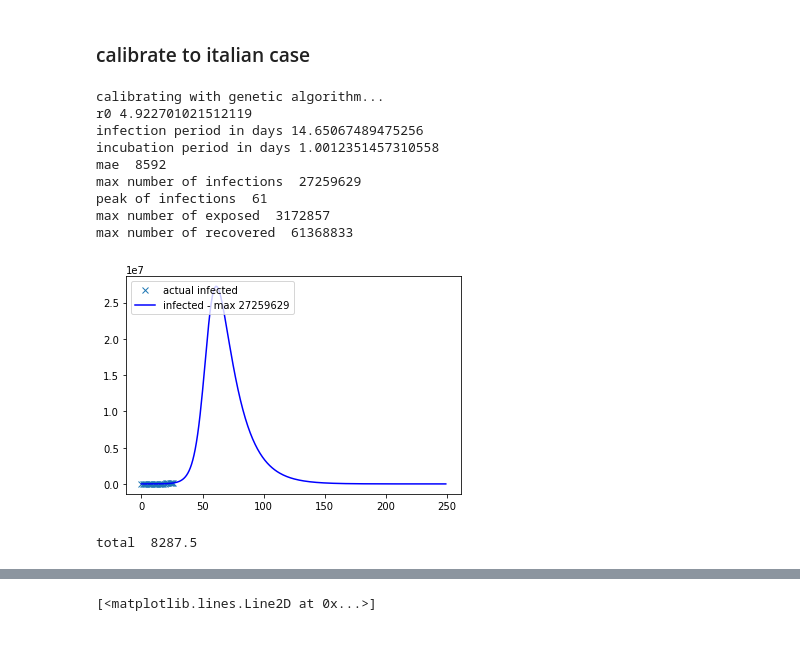
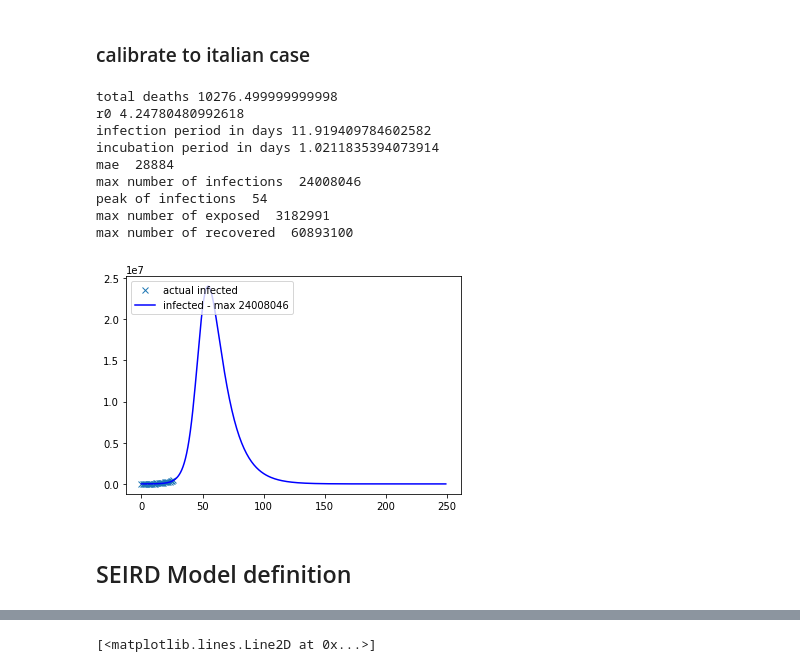
Before and after one commit to mspadaccino/COVID-19, a Jupyter notebook: notebooks/SIRD model.ipynb, the cells around one changed output, grey strips where cells are left out. Saved outputs shown, nothing was run; the diff lists cells and outputs as text; code cells hidden in the pictures; blank space fills up the shorter version.

Commit message:
added first prototype of SEIRD model (not working)

```diff
--- a/notebooks/SIRD model.ipynb
+++ b/notebooks/SIRD model.ipynb
@@ -186,6 +183,7 @@ def calibrate_SEIR(y_fit,
                    I0,
                    R0 = 0,
                    E0 = 0,
+                   CFR = 0.02,
                    time_horizon = 365,
                    bounds= [(0,5), (1, 30), (1, 30)],
                    use_differential_evolution = True):
@@ -221,9 +219,18 @@ def calibrate_SEIR(y_fit,
         optimization = differential_evolution(diff_ev_solver, bounds, popsize=150, maxiter=10000)
         params = optimization.x
     else:
+        lo_bound = []
+        up_bound = []
+        for bound in bounds:
+            lo_bound.append(bound[0])
+            up_bound.append(bound[1])
         params, _ = curve_fit(f=SEIRModel_solver, xdata=x_fit, ydata=y_fit,
-                                method='trf', bounds=bounds[0])
+                                method='trf', bounds=(lo_bound, up_bound))
     r0, dur_inf, dur_inc = params
+
+    total_deaths = integrate.quad(lambda x: CFR*SEIRModel((x,), S0, E0, I0, R0, r0, dur_inf, dur_inc)[2], 0, time_horizon)[0]
+
+    print('total deaths', total_deaths)
     print('r0', params[0])
     print('infection period in days', params[1])
     print('incubation period in days', params[2])
@@ -267,39 +274,34 @@ max number of recovered  47437516
 # %% [markdown]
 ### calibrate to italian case
 # %%
-cases_multiplier = 3
+cases_multiplier = 10
 df = pd.read_csv('../data/dpc-covid19-ita-andamento-nazionale.csv').drop('stato',1)
 N = 61836230# 60431283
 I0 = cases_multiplier*df['totale_attualmente_positivi'].iloc[0]
 y_fit = cases_multiplier * df['totale_attualmente_positivi'].values
 R0 = 0
 E0 = 0
 time_range = range(250)
 r0, dur_inf, dur_inc = calibrate_SEIR(y_fit = y_fit,
                                       N = N,
                                       I0 = I0,
                                       R0 = R0,
                                       E0 = E0,
+                                      CFR = 0.0186,
                                       time_horizon = 365,
                                       bounds= [(0,5), (1, 30), (1, 30)],
-                                      use_differential_evolution = True)
+                                      use_differential_evolution = False)
 plot_SEIR(time_range, E0, I0, R0, r0, dur_inf, dur_inc, y_fit)
 # %% [output]
-calibrating with genetic algorithm...
-r0 4.922701021512119
-infection period in days 14.65067489475256
-incubation period in days 1.0012351457310558
-mae  8592
-max number of infections  27259629
-peak of infections  61
-max number of exposed  3172857
-max number of recovered  61368833
+total deaths 10276.499999999998
+r0 4.24780480992618
+infection period in days 11.919409784602582
+incubation period in days 1.0211835394073914
+mae  28884
+max number of infections  24008046
+peak of infections  54
+max number of exposed  3182991
+max number of recovered  60893100
-[figure, old version]
+[figure, new version]
-# %%
-S0 = N - I0 - R0 - E0
-CFR = 0.05
-total_deaths = integrate.quad(lambda x: CFR*SEIRModel((x,), S0, E0, I0, R0, r0, dur_inf, dur_inc)[2], 0, 250)[0]
-
-print('total ', total_deaths)
-# %% [output]
-total  8287.5
+# %% [markdown]
+## SEIRD Model definition
```
Also changed, not shown: parts of 7 cells of this notebook.
